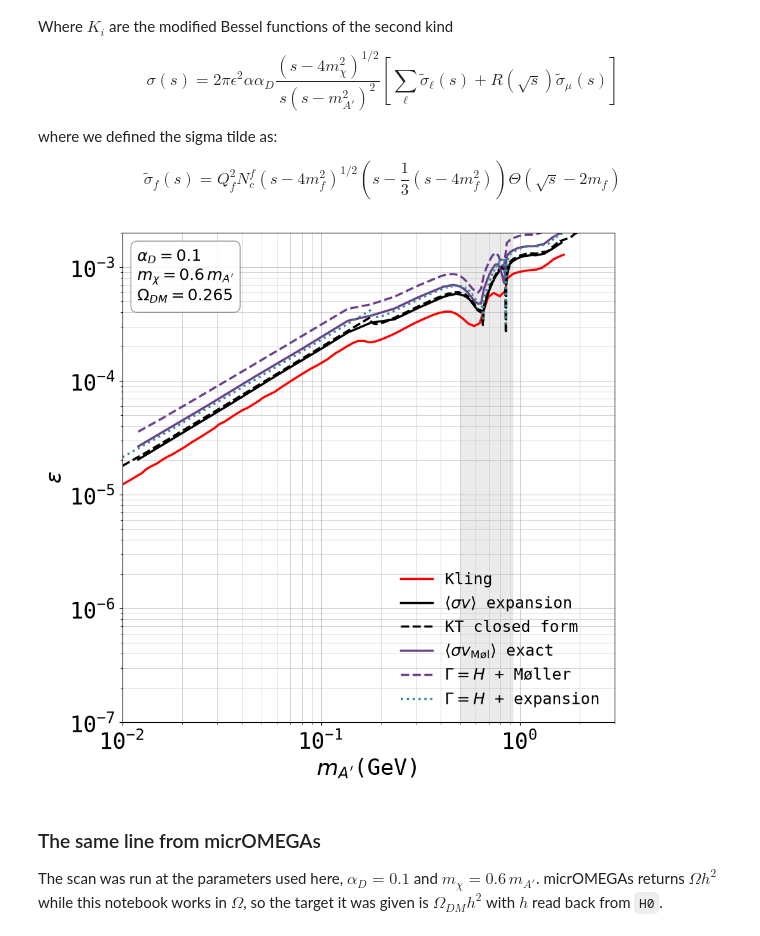
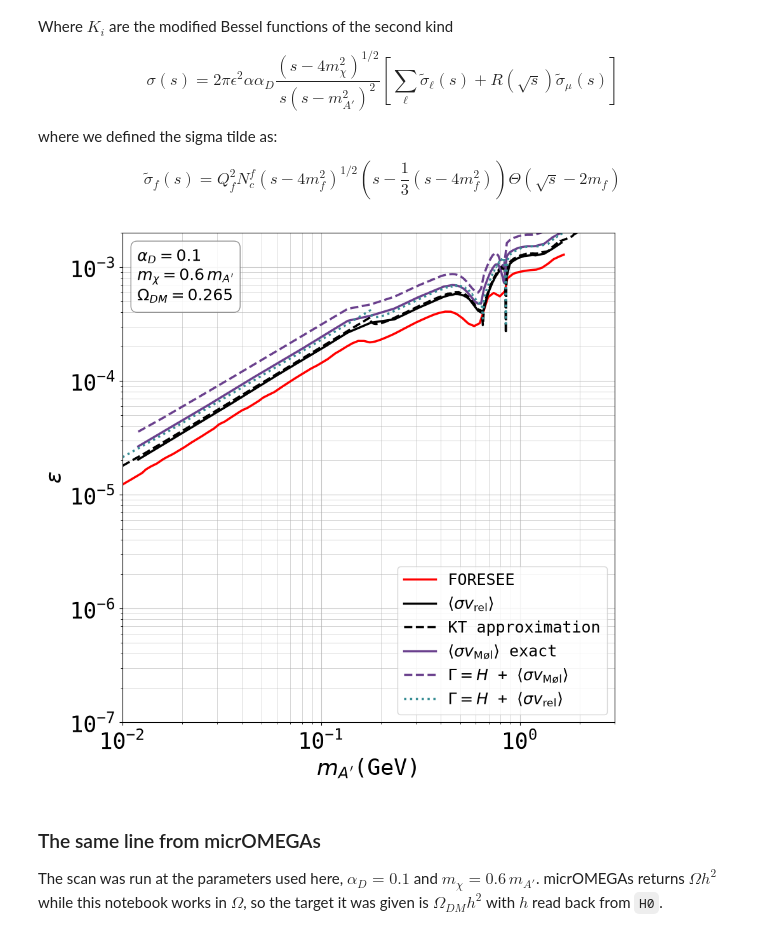
Before and after one commit to sgogoeg/bcgs_internship, a Jupyter notebook: Code/Relic_Abundance.ipynb, the cells around one changed output. Drawn from its saved outputs; the diff is of its cells as text; code cells hidden in the pictures.

```diff
--- a/Code/Relic_Abundance.ipynb
+++ b/Code/Relic_Abundance.ipynb
@@ -1156,22 +1156,22 @@ ax.set_axisbelow(True) # Ensure grid is below data
 # averaging, and colour says which averaging.
 
 plt.plot(ma_kling, eps_kling, color = 'red', linewidth = 2.5,
-         label = r"Kling")
+         label = r"FORESEE")
 plt.plot(ma_moller, eps_exp_m, color = 'black', linewidth = 2.5,
-         label = r"$\left\langle \sigma v \right\rangle$ expansion")
+         label = r"$\left\langle \sigma v_{\rm rel} \right\rangle$")
 plt.plot(ma, eps_approx_3, linestyle = '--', color = 'black', linewidth = 2.5,
-         label = r"KT closed form")
+         label = r"KT approximation")
 plt.plot(ma_moller, eps_gg, color = '#6a408d', linewidth = 2.5,
          label = r"$\left\langle \sigma v_{\rm M\o l} \right\rangle$ exact")
 plt.plot(ma_moller, eps_gg_cf, linestyle = '--', color = '#6a408d', linewidth = 2.5,
-         label = r"$\Gamma = H$ + Møller")
+         label = r"$\Gamma = H$ + $\left\langle \sigma v_{\rm M\o l} \right\rangle$")
 
 # The mixed one:
 plt.plot(ma, eps_approx_4, linestyle = ':', color = '#378d94', linewidth = 2.5,
-         label = r"$\Gamma = H$ + expansion")
+         label = r"$\Gamma = H$ + $\left\langle \sigma v_{\rm rel} \right\rangle$")
 
 # Shade where R is resonance dominated, i.e.
-ax.axvspan(0.50, 0.92, color = '#7e7e7e', alpha = 0.15, zorder = 0)
+#ax.axvspan(0.50, 0.92, color = '#7e7e7e', alpha = 0.15, zorder = 0)
 
 ax.text(0.03, 0.97,
         "\n".join([r"$\alpha_D = %g$" % info_gg["alphaD"],
@@ -1182,36 +1182,36 @@ ax.text(0.03, 0.97,
                     edgecolor = '#7e7e7e', alpha = 0.85))
 
 # Setting a costumised legend:
 handles, labels = ax.get_legend_handles_labels() # get all legend items
 desired_order = range(len(handles))  # change the order of legend elements
 
 ax.legend(
     [handles[i] for i in desired_order],
     [labels[i] for i in desired_order],
     loc = 'lower right',           # five entries no longer fit above the axes,
     ncol = 1,                      # and the lower right is empty anyway
     fontsize = 18,
-    frameon = False                # removes legend border
+    frameon = True                # removes legend border
 )
 
 # Define how much to zoom out from the data plotting range (cm):
 x_min = 1e-2
 x_max = 3
 x_range = x_max - x_min
 
 y_min = 1e-7
 y_max = 2e-3
 y_range = y_max - y_min
 
 # Set the new plotting limits explicitly
 ax.set_xbound(x_min, x_max)
 ax.set_ybound(y_min, y_max)
 
 # Save and show the figure:
-plt.savefig("figures/relic_abundance_moller_0.pdf", bbox_inches='tight')
+plt.savefig("figures/relic_abundance_comparison_all.pdf", bbox_inches='tight')
 plt.show()
 # %% [output]
-[figure, old version]
+[figure, new version]
 # %% [markdown]
 ### The same line from micrOMEGAs
 
```
Also changed, not shown: parts of 22 cells of this notebook, 16 other files.
